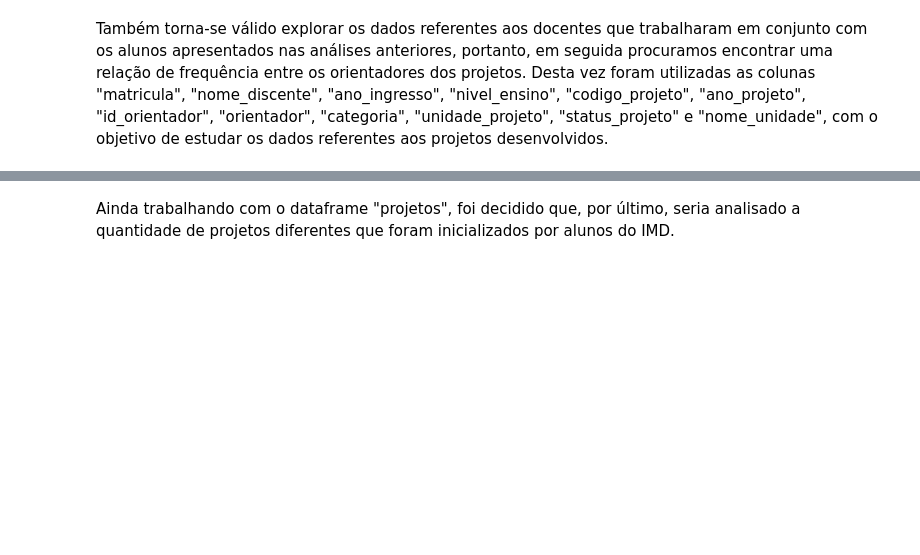
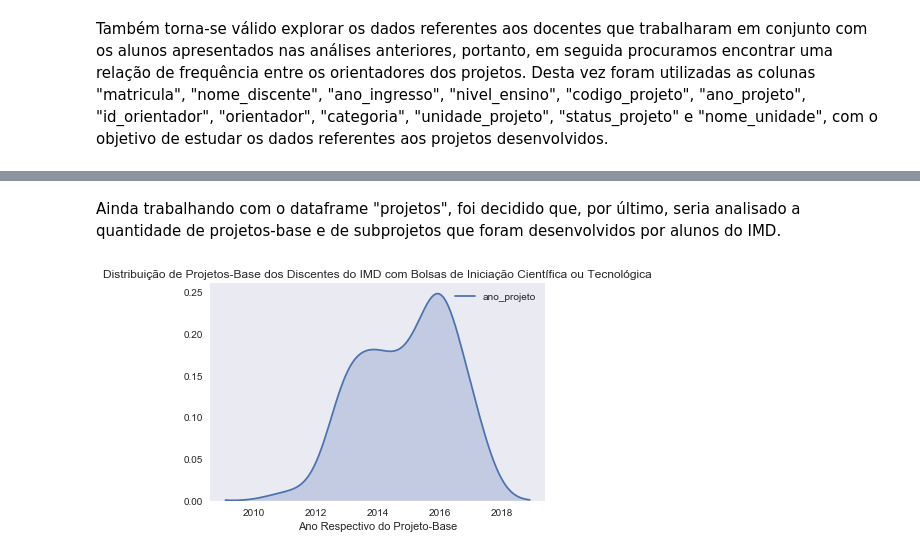
Before and after one commit to patysayonara/PROB_TRABALHO, a Jupyter notebook: Projetos_IMD.ipynb, the cells around one changed output, grey strips where cells are left out. Cells and saved outputs as stored; diff of their text form; code cells hidden in the pictures; blank space fills up the shorter version.

```diff
--- a/Projetos_IMD.ipynb
+++ b/Projetos_IMD.ipynb
@@ -358,3 +362,14 @@ Name: orientador, dtype: int64
 # %% [markdown]
-Ainda trabalhando com o dataframe "projetos", foi decidido que, por último, seria analisado a quantidade de projetos diferentes que foram inicializados por alunos do IMD.
+Ainda trabalhando com o dataframe "projetos", foi decidido que, por último, seria analisado a quantidade de projetos-base e de subprojetos que foram desenvolvidos por alunos do IMD.
+# %%
+#Gráfico que apresenta a distribuição de projetos-base dos discentes do IMD entre 2013 a 2016
+sns.set()
+sns.set_style('dark')
+sns.set_context("notebook")
+sns.kdeplot(projetos['ano_projeto'][~projetos.codigo_projeto.duplicated()], shade=True)
+plt.xlabel("Ano Respectivo do Projeto-Base")
+plt.title("Distribuição de Projetos-Base dos Discentes do IMD com Bolsas de Iniciação Científica ou Tecnológica")
+plt.show()
+# %% [output]
+[figure, added]
 # %%
```
Also changed, not shown: parts of 20 cells of this notebook.
